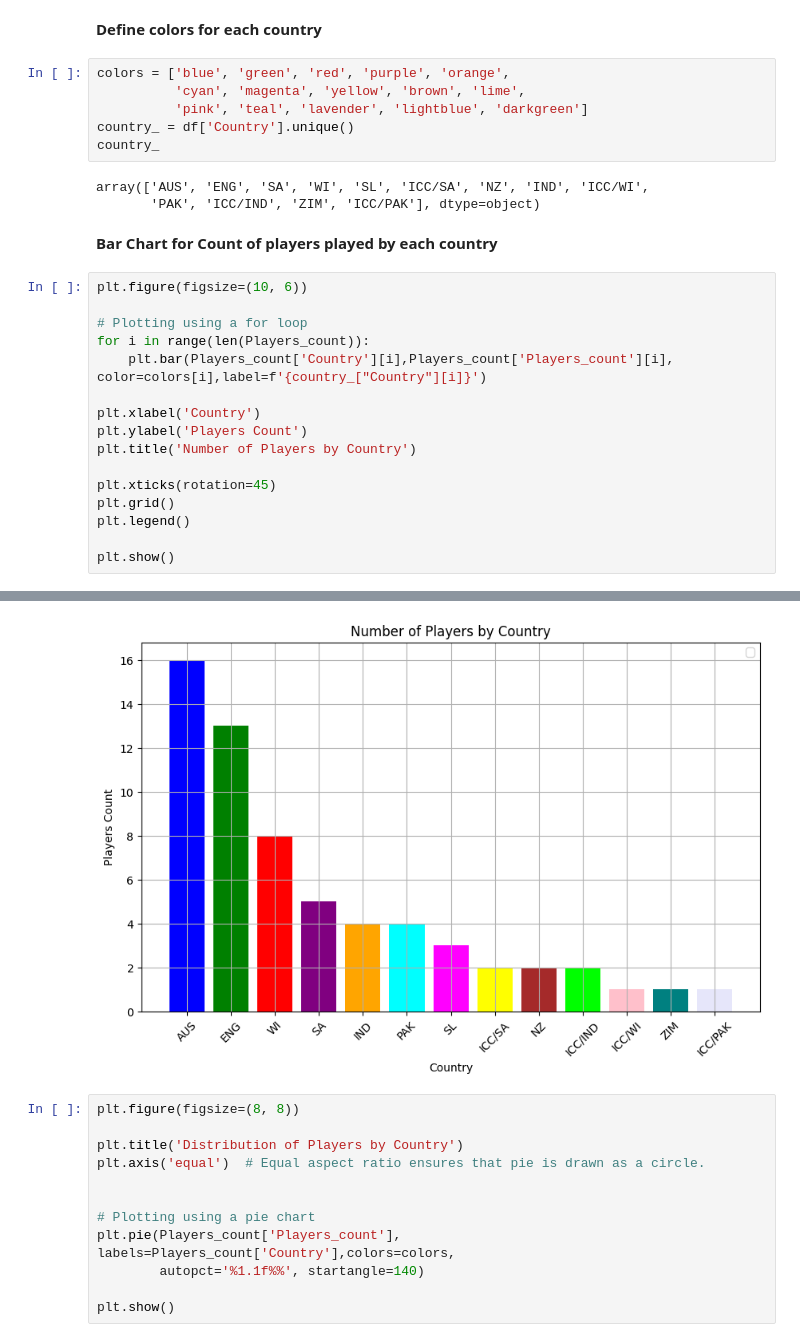
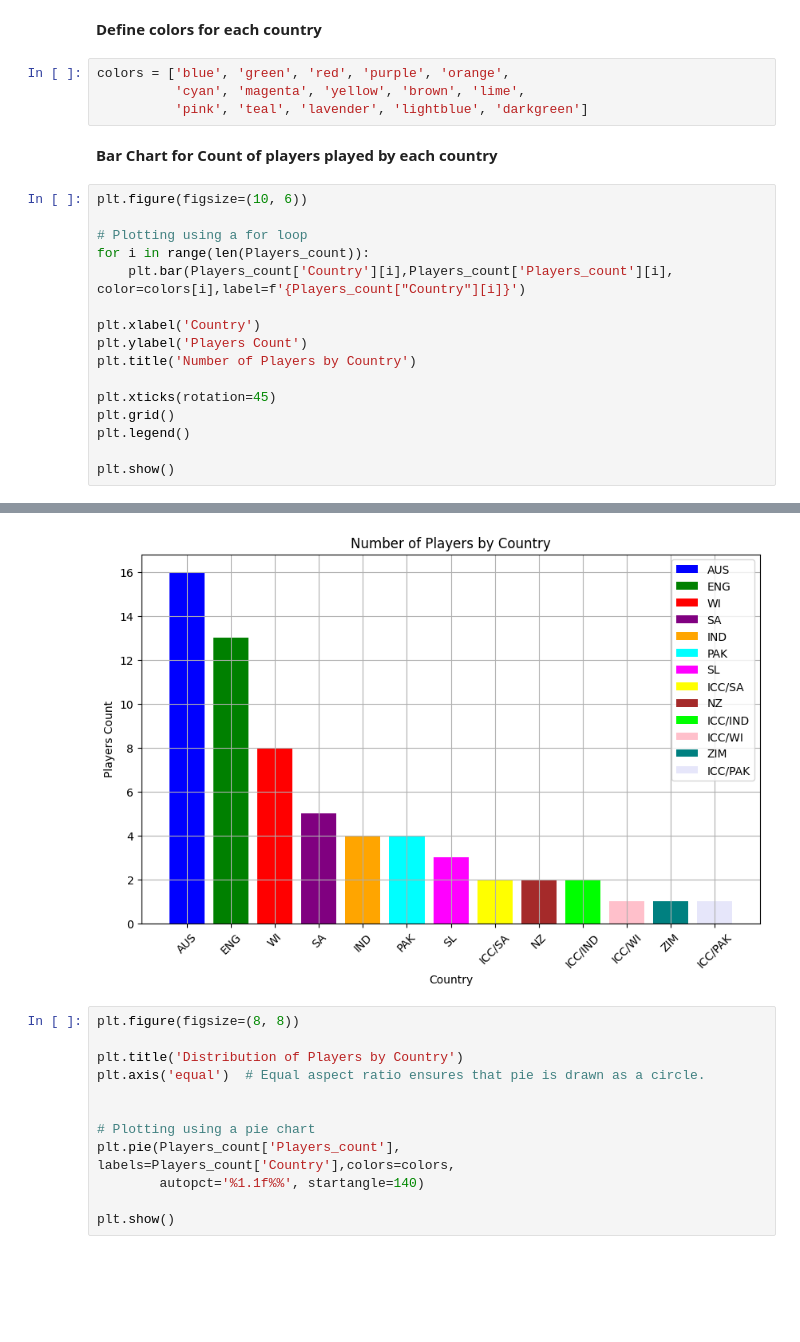
Before and after one commit to Udhay2898/Statistical-Insights-into-Test-Cricket-Performance, a Jupyter notebook: ICC_Test_Stats.ipynb, the cells around one changed output, grey strips where cells are left out. Saved outputs shown, nothing was run; the diff lists cells and outputs as text; blank space fills up the shorter version.

Commit message:
Analyzing ICC Test Players Stats Over the Years

```diff
--- a/ICC_Test_Stats.ipynb
+++ b/ICC_Test_Stats.ipynb
@@ -313,11 +312,6 @@ plt.show()
 colors = ['blue', 'green', 'red', 'purple', 'orange',
           'cyan', 'magenta', 'yellow', 'brown', 'lime',
           'pink', 'teal', 'lavender', 'lightblue', 'darkgreen']
-country_ = df['Country'].unique()
-country_
-# %% [output]
-array(['AUS', 'ENG', 'SA', 'WI', 'SL', 'ICC/SA', 'NZ', 'IND', 'ICC/WI',
-       'PAK', 'ICC/IND', 'ZIM', 'ICC/PAK'], dtype=object)
 # %% [markdown]
 **Bar Chart for Count of players played by each country**
 # %%
@@ -325,7 +319,7 @@ plt.figure(figsize=(10, 6))
 
 # Plotting using a for loop
 for i in range(len(Players_count)):
-    plt.bar(Players_count['Country'][i],Players_count['Players_count'][i], color=colors[i],label=f'{country_["Country"][i]}')
+    plt.bar(Players_count['Country'][i],Players_count['Players_count'][i], color=colors[i],label=f'{Players_count["Country"][i]}')
 
 plt.xlabel('Country')
 plt.ylabel('Players Count')
@@ -341,4 +334,4 @@ WARNING:matplotlib.legend:No artists with labels found to put in legend.  Note t
-[figure, old version]
+[figure, new version]
 # %%
 plt.figure(figsize=(8, 8))
 
```
Also changed, not shown: parts of 6 cells of this notebook.
